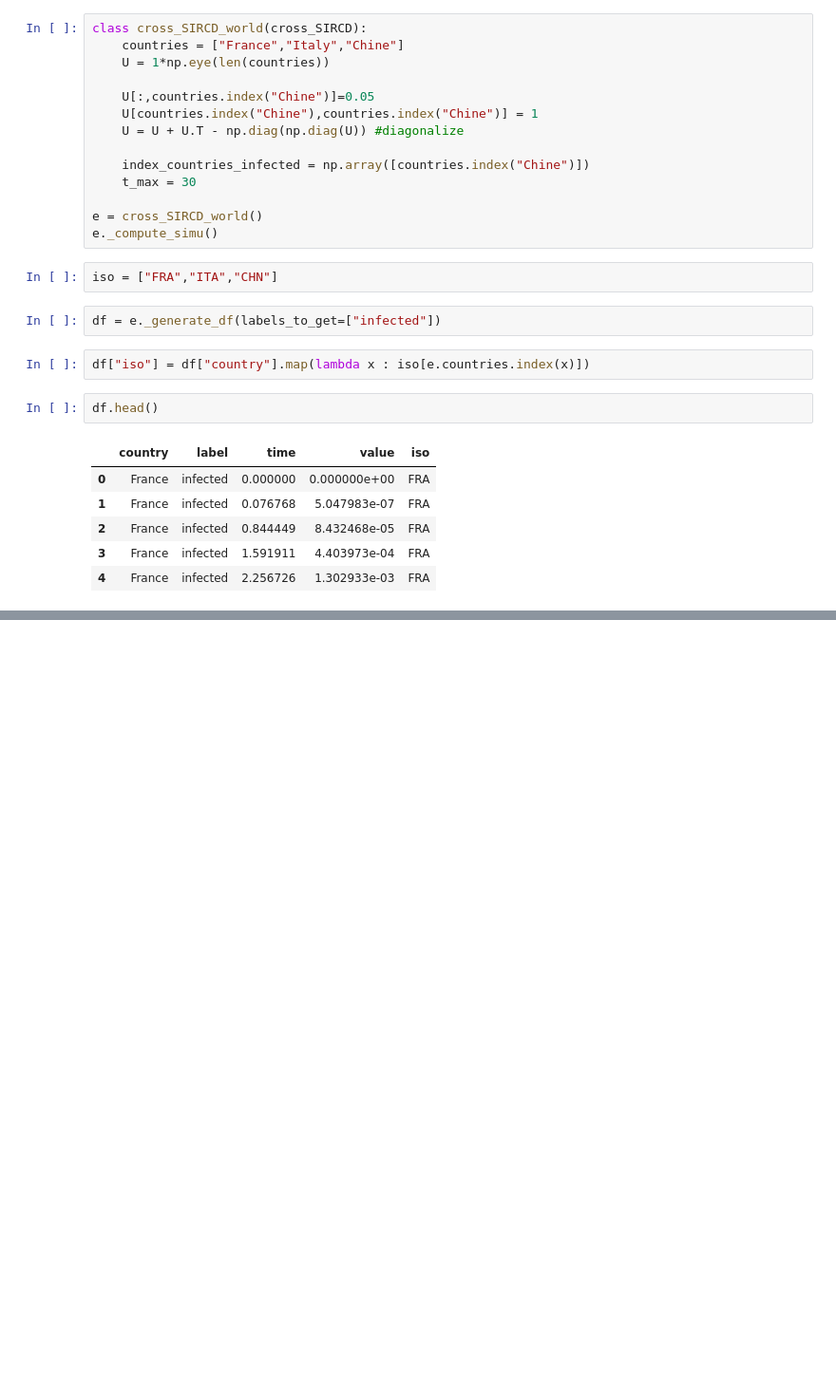
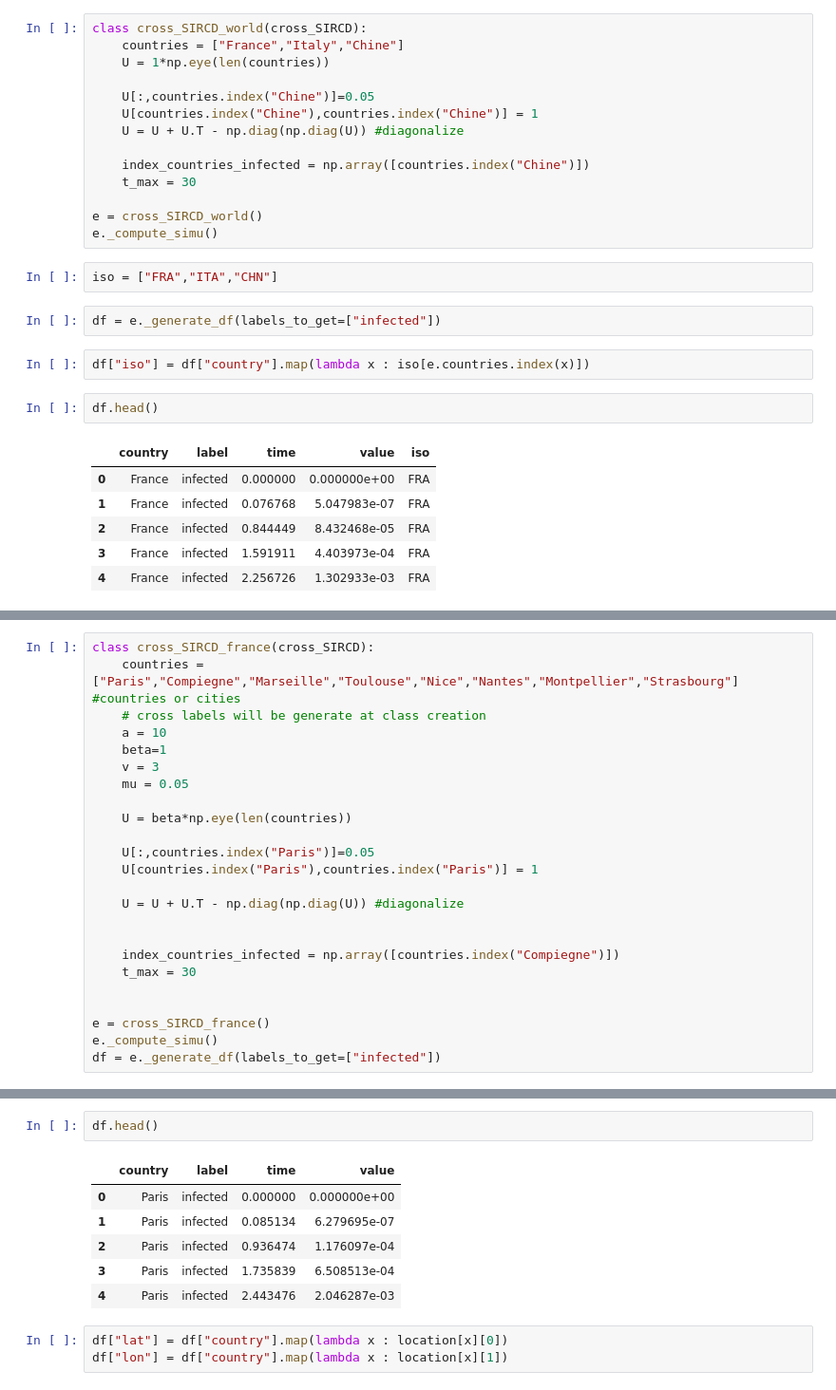
Before and after one commit to samsja/corona_simu_and_vizu, a Jupyter notebook: notebook/Map_visualisation.ipynb, the cells around one changed output, grey strips where cells are left out. Shown at 95% size. Cells and saved outputs as stored; diff of their text form; blank space fills up the shorter version.

Commit message:
add map for 10 cities

```diff
--- a/notebook/Map_visualisation.ipynb
+++ b/notebook/Map_visualisation.ipynb
@@ -73,0 +76,24 @@ fig.show()
+# %%
+class cross_SIRCD_france(cross_SIRCD):
+    countries = ["Paris","Compiegne","Marseille","Toulouse","Nice","Nantes","Montpellier","Strasbourg"] #countries or cities
+    # cross labels will be generate at class creation
+    a = 10
+    beta=1
+    v = 3
+    mu = 0.05
+
+    U = beta*np.eye(len(countries))
+
+    U[:,countries.index("Paris")]=0.05
+    U[countries.index("Paris"),countries.index("Paris")] = 1
+
+    U = U + U.T - np.diag(np.diag(U)) #diagonalize
+
+
+    index_countries_infected = np.array([countries.index("Compiegne")])
+    t_max = 30
+
+
+e = cross_SIRCD_france()
+e._compute_simu()
+df = e._generate_df(labels_to_get=["infected"])
@@ -73,0 +111,12 @@ fig.show()
+# %%
+df.head()
+# %% [output]
+|  | country | label | time | value |
+| 0 | Paris | infected | 0.000000 | 0.000000e+00 |
+| 1 | Paris | infected | 0.085134 | 6.279695e-07 |
+| 2 | Paris | infected | 0.936474 | 1.176097e-04 |
+| 3 | Paris | infected | 1.735839 | 6.508513e-04 |
+| 4 | Paris | infected | 2.443476 | 2.046287e-03 |
+# %%
+df["lat"] = df["country"].map(lambda x : location[x][0])
+df["lon"] = df["country"].map(lambda x : location[x][1])
```
Also changed, not shown: parts of 3 cells of this notebook.
